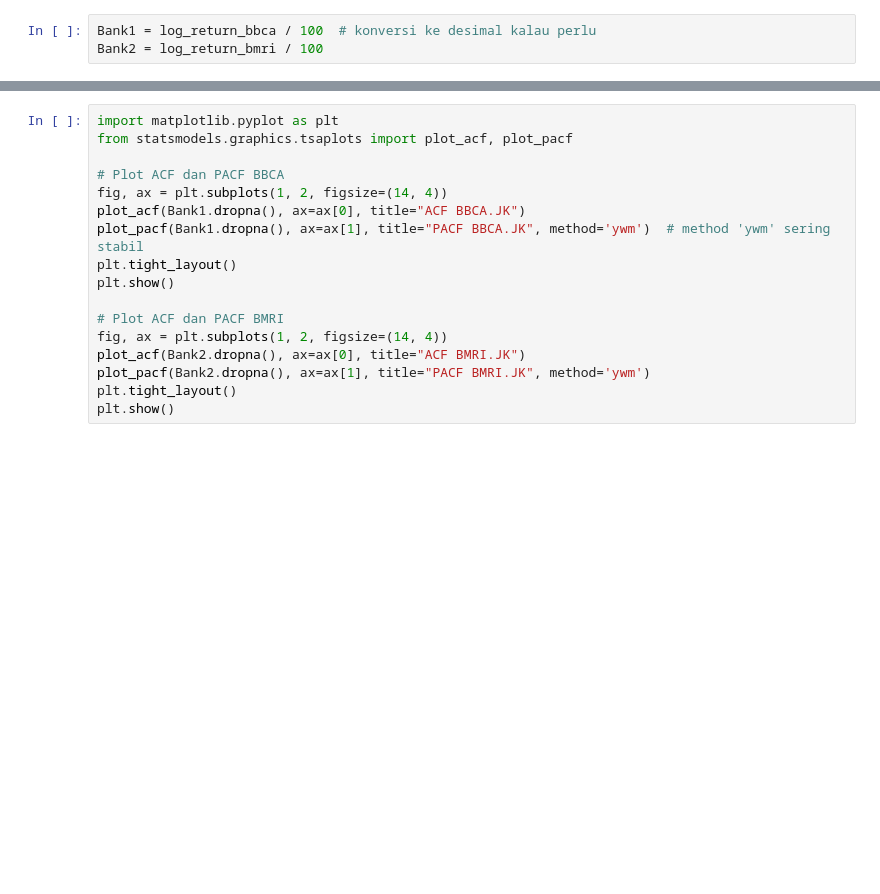
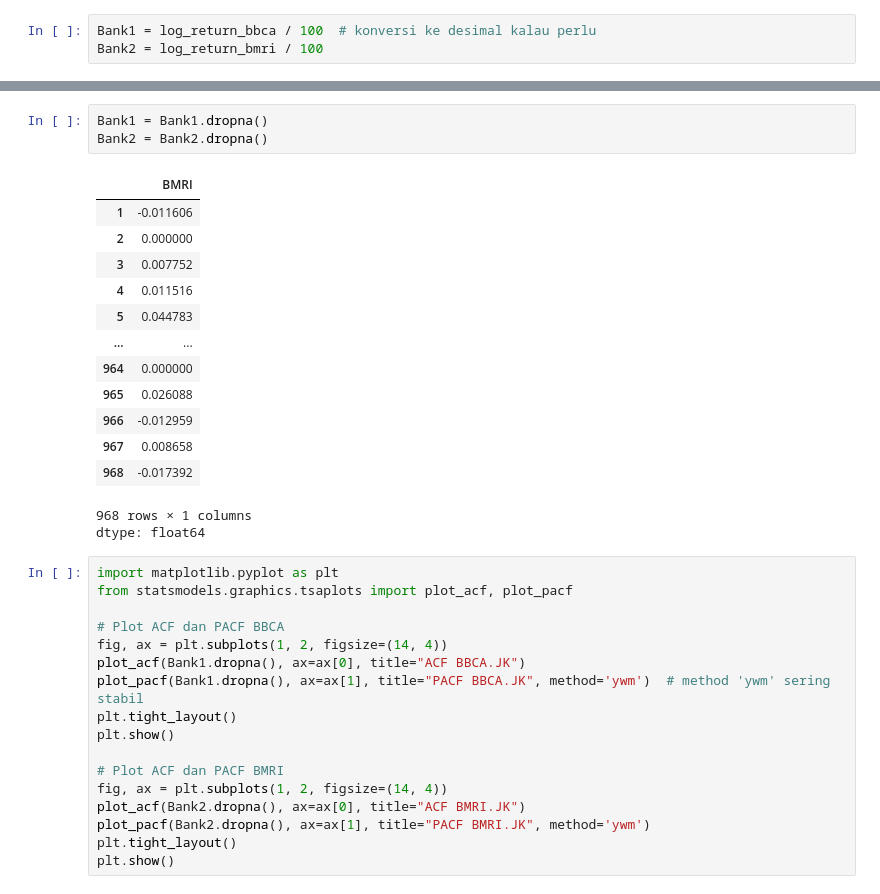
Before and after one commit to AlphaMale258/script, a Jupyter notebook: Script Skripsi.ipynb, the cells around one changed output, grey strips where cells are left out. Saved outputs shown, nothing was run; the diff lists cells and outputs as text; blank space fills up the shorter version.

```diff
--- a/Script Skripsi.ipynb
+++ b/Script Skripsi.ipynb
@@ -318,4 +318,22 @@ Bank2
 dtype: float64
+# %%
+Bank1 = Bank1.dropna()
+Bank2 = Bank2.dropna()
+# %% [output]
+|  | BMRI |
+| 1 | -0.011606 |
+| 2 | 0.000000 |
+| 3 | 0.007752 |
+| 4 | 0.011516 |
+| 5 | 0.044783 |
+| ... | ... |
+| 964 | 0.000000 |
+| 965 | 0.026088 |
+| 966 | -0.012959 |
+| 967 | 0.008658 |
+| 968 | -0.017392 |
+968 rows × 1 columns
+dtype: float64
 # %%
 import matplotlib.pyplot as plt
 from statsmodels.graphics.tsaplots import plot_acf, plot_pacf
```
Also changed, not shown: parts of 6 cells of this notebook.
